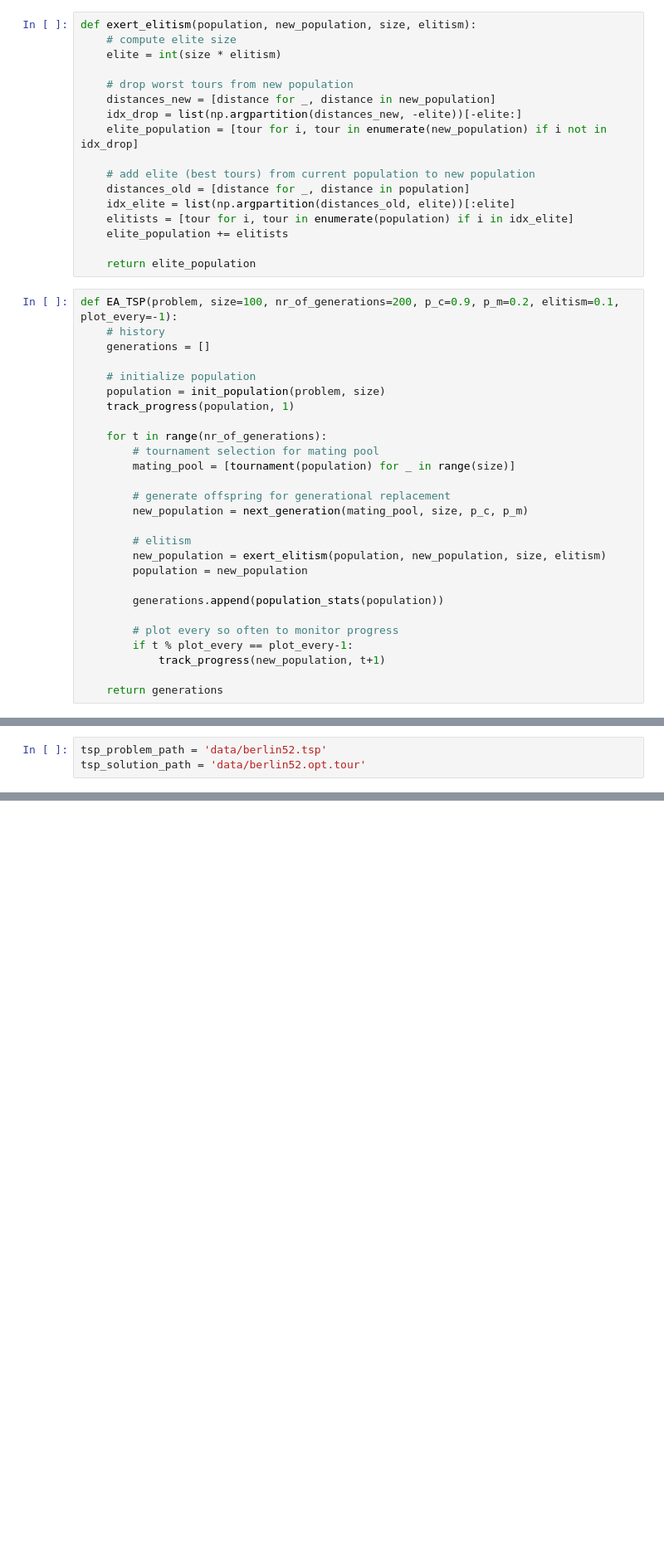
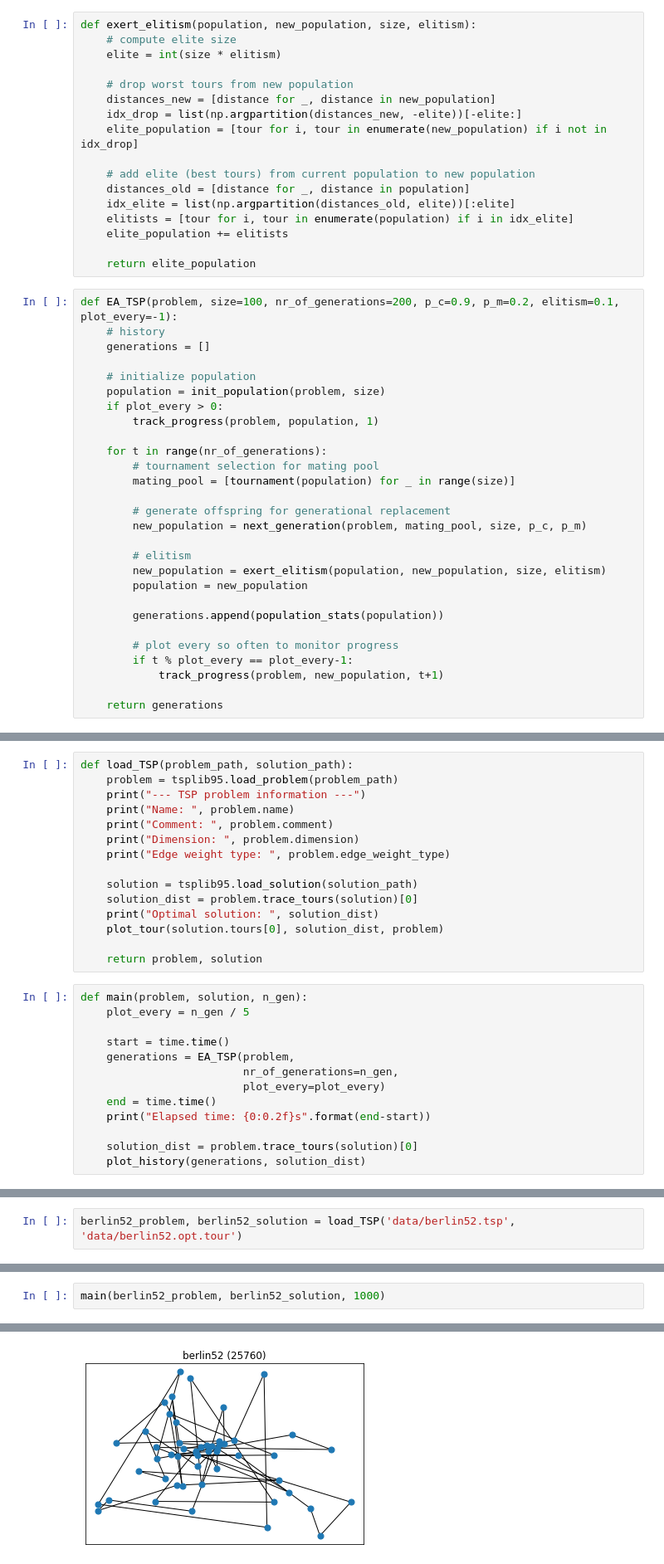
Before and after one commit to rusane/natural-computing, a Jupyter notebook: Evolutionary Computation/TSP.ipynb, the cells around one changed output, grey strips where cells are left out. Shown at 83% size. Drawn from its saved outputs; the diff is of its cells as text; blank space fills up the shorter version.

```diff
--- a/Evolutionary Computation/TSP.ipynb
+++ b/Evolutionary Computation/TSP.ipynb
@@ -185,14 +187,15 @@ def EA_TSP(problem, size=100, nr_of_generations=200, p_c=0.9, p_m=0.2, elitism=0
 
     # initialize population
     population = init_population(problem, size)
-    track_progress(population, 1)
+    if plot_every > 0:
+        track_progress(problem, population, 1)
 
     for t in range(nr_of_generations):
         # tournament selection for mating pool
         mating_pool = [tournament(population) for _ in range(size)]
 
         # generate offspring for generational replacement
-        new_population = next_generation(mating_pool, size, p_c, p_m)
+        new_population = next_generation(problem, mating_pool, size, p_c, p_m)
 
         # elitism
         new_population = exert_elitism(population, new_population, size, elitism)
@@ -202,6 +205,6 @@ def EA_TSP(problem, size=100, nr_of_generations=200, p_c=0.9, p_m=0.2, elitism=0
 
         # plot every so often to monitor progress
         if t % plot_every == plot_every-1:
-            track_progress(new_population, t+1)
+            track_progress(problem, new_population, t+1)
 
     return generations
@@ -207,0 +213,28 @@ def EA_TSP(problem, size=100, nr_of_generations=200, p_c=0.9, p_m=0.2, elitism=0
+# %%
+def load_TSP(problem_path, solution_path):
+    problem = tsplib95.load_problem(problem_path)
+    print("--- TSP problem information ---")
+    print("Name: ", problem.name)
+    print("Comment: ", problem.comment)
+    print("Dimension: ", problem.dimension)
+    print("Edge weight type: ", problem.edge_weight_type)
+
+    solution = tsplib95.load_solution(solution_path)
+    solution_dist = problem.trace_tours(solution)[0]
+    print("Optimal solution: ", solution_dist)
+    plot_tour(solution.tours[0], solution_dist, problem)
+
+    return problem, solution
+# %%
+def main(problem, solution, n_gen):
+    plot_every = n_gen / 5
+
+    start = time.time()
+    generations = EA_TSP(problem,
+                         nr_of_generations=n_gen,
+                         plot_every=plot_every)
+    end = time.time()
+    print("Elapsed time: {0:0.2f}s".format(end-start))
+
+    solution_dist = problem.trace_tours(solution)[0]
+    plot_history(generations, solution_dist)
@@ -210,3 +252,2 @@ def EA_TSP(problem, size=100, nr_of_generations=200, p_c=0.9, p_m=0.2, elitism=0
 # %%
-tsp_problem_path = 'data/berlin52.tsp'
-tsp_solution_path = 'data/berlin52.opt.tour'
+berlin52_problem, berlin52_solution = load_TSP('data/berlin52.tsp', 'data/berlin52.opt.tour')
@@ -282,0 +262,3 @@ plot_history(generations)
+# %%
+main(berlin52_problem, berlin52_solution, 1000)
+# %% [output]
@@ -282,0 +269 @@ plot_history(generations)
+[figure, added]
```
Also changed, not shown: parts of 20 cells of this notebook, 2 other files.
